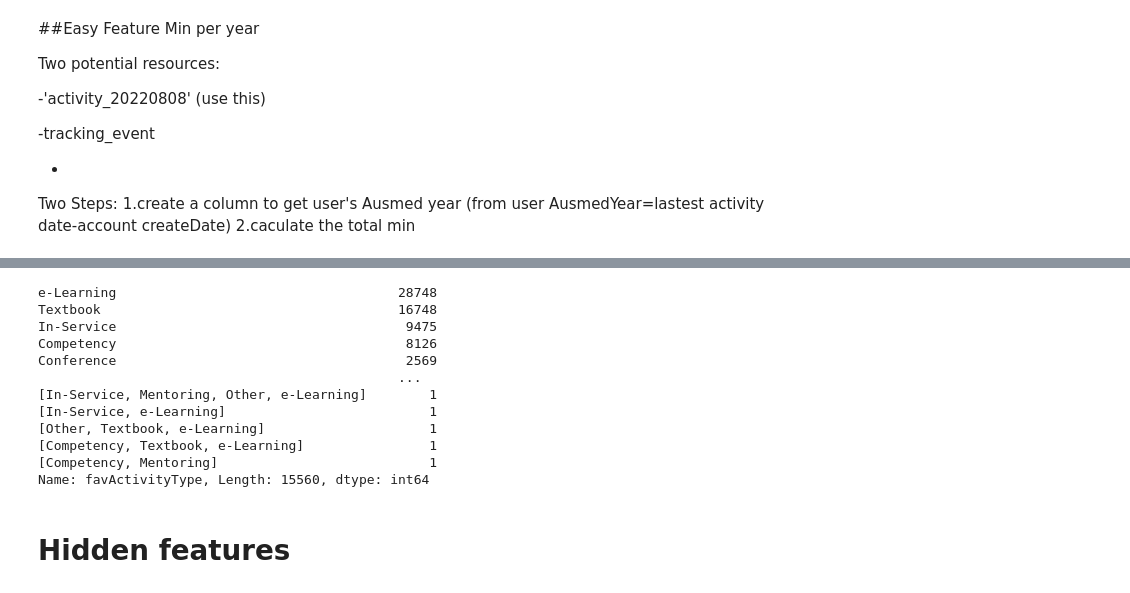
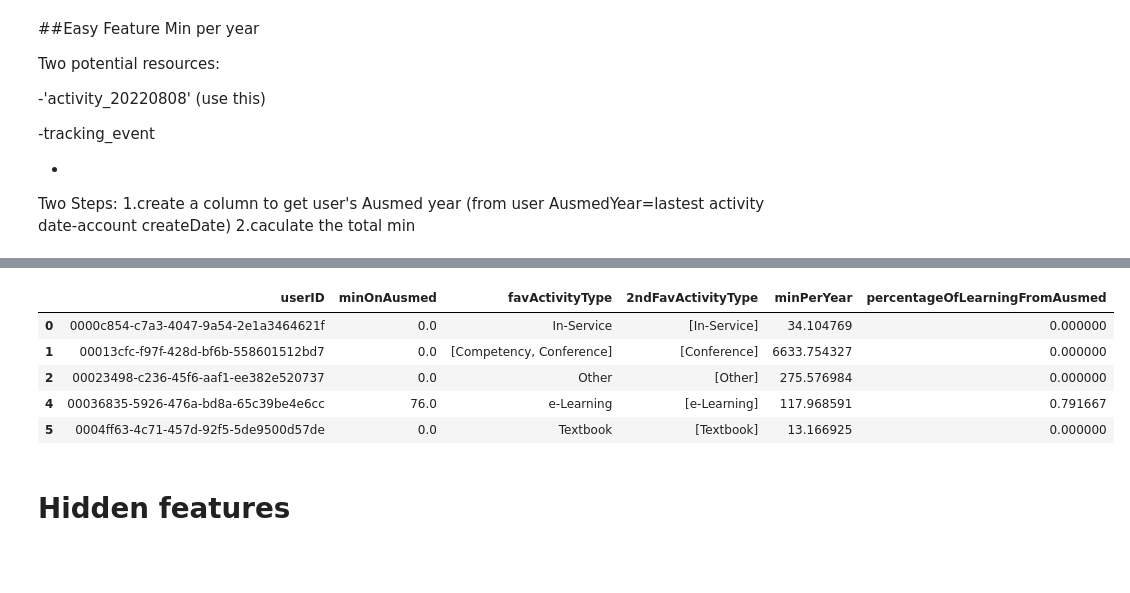
Before and after one commit to BenQuartermaine/customerclustering, a Jupyter notebook: notebooks/ran.ipynb, the cells around one changed output, grey strips where cells are left out. Saved outputs shown, nothing was run; the diff lists cells and outputs as text; code cells hidden in the pictures; blank space fills up the shorter version.

```diff
--- a/notebooks/ran.ipynb
+++ b/notebooks/ran.ipynb
@@ -174,13 +174,13 @@ df_act['providerName'].unique()
 #df_act['status'].unique()
 
 # drop duplicated events
-df_act[
+df_act=df_act.drop_duplicates(subset=['activityID','owner','resource','min'],keep='last')
 
 # create minPerYear
 ## step1: get total min
 selected_columns=['owner','providerName','min','updateDate','completeDate','activityType']
 df_act=df_act[selected_columns]
-#replace missing values of  'updateDate'
+#replace missing values of 'updateDate'
 df_act['completeDate']=df_act['completeDate'].fillna(df_act['updateDate'])
 
 
@@ -257,4 +257,6 @@ df_act['percentageOfLearningFromAusmed']=df_act['minOnAusmedPerYear']/df_act['mi
 df_act=df_act.drop(columns=['yearsOnAusmed','min','minOnAusmedPerYear'])
 
 # drop na
-df_act=df_act.dropna().drop_duplicates()
+df_act=df_act.dropna()
+
+#
@@ -280,21 +263,16 @@ TypeError: unhashable type: 'numpy.ndarray'
 # %%
 import numpy as np
 #df_act[df_act['providerName']=='N/A']
 
-df_act['favActivityType'].value_counts()
+#df_act['favActivityType'].value_counts()
+df_act.head()
 # %% [output]
-e-Learning                                    28748
-Textbook                                      16748
-In-Service                                     9475
-Competency                                     8126
-Conference                                     2569
-                                              ...
-[In-Service, Mentoring, Other, e-Learning]        1
-[In-Service, e-Learning]                          1
-[Other, Textbook, e-Learning]                     1
-[Competency, Textbook, e-Learning]                1
-[Competency, Mentoring]                           1
-Name: favActivityType, Length: 15560, dtype: int64
+|  | userID | minOnAusmed | favActivityType | 2ndFavActivityType | minPerYear | percentageOfLearningFromAusmed |
+| 0 | 0000c854-c7a3-4047-9a54-2e1a3464621f | 0.0 | In-Service | [In-Service] | 34.104769 | 0.000000 |
+| 1 | 00013cfc-f97f-428d-bf6b-558601512bd7 | 0.0 | [Competency, Conference] | [Conference] | 6633.754327 | 0.000000 |
+| 2 | 00023498-c236-45f6-aaf1-ee382e520737 | 0.0 | Other | [Other] | 275.576984 | 0.000000 |
+| 4 | 00036835-5926-476a-bd8a-65c39be4e6cc | 76.0 | e-Learning | [e-Learning] | 117.968591 | 0.791667 |
+| 5 | 0004ff63-4c71-457d-92f5-5de9500d57de | 0.0 | Textbook | [Textbook] | 13.166925 | 0.000000 |
 # %% [markdown]
 # Hidden features
 # %% [markdown]
```
Also changed, not shown: parts of 1 cell of this notebook, 1 other file.
